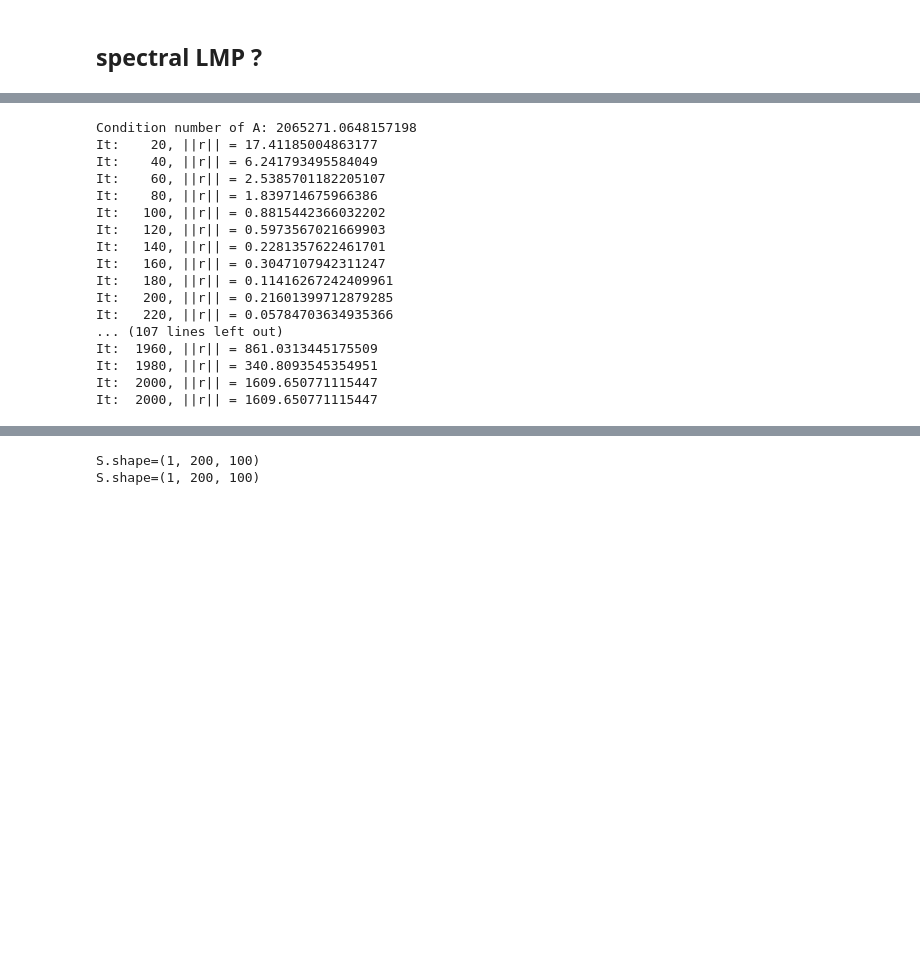
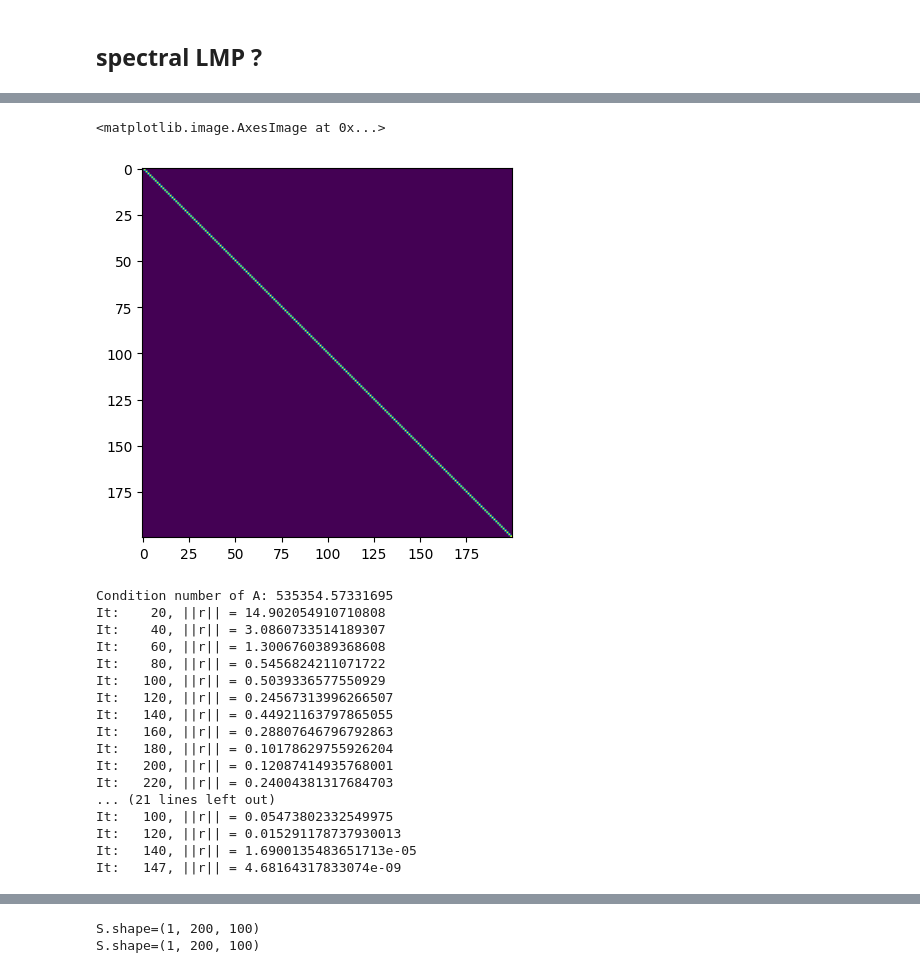
Before and after one commit to VTrappler/DA_PoC, a Jupyter notebook: DA_PoC/common/preconditioning.ipynb, the cells around one changed output, grey strips where cells are left out. Cells and saved outputs as stored; diff of their text form; code cells hidden in the pictures; blank space fills up the shorter version.

```diff
--- a/DA_PoC/common/preconditioning.ipynb
+++ b/DA_PoC/common/preconditioning.ipynb
@@ -117,3 +155,8 @@ Sr = Sr +  2*np.random.normal(size=Sr.shape)
+# %%
+plt.imshow(power_proj(Ur, Sr, -1) @power_proj(Ur, Sr, 1))
+# %% [output]
+<matplotlib.image.AxesImage at 0x...>
+[figure, added]
 # %%
 def sum_lmp_spectral(S, U, r):
     acc = np.zeros((n,n))
@@ -124,24 +167,25 @@ def sum_lmp_spectral(S, U, r):
 H_r = sum_lmp_spectral(Sr, Ur, r)
 x_cg_baseline = ls.solve_cg(A, b, maxiter=maxiter, verbose=True)[0]
 x_cg_lmp = ls.solve_cg(H_r @ A, H_r @ b, maxiter=maxiter, verbose=True)[0]
+x_cg_pwr = ls.solve_cg(inv @ A, inv @ b, maxiter=maxiter, verbose=True)[0]
 # %% [output]
-Condition number of A: 2065271.0648157198
-It:    20, ||r|| = 17.41185004863177
-It:    40, ||r|| = 6.241793495584049
-It:    60, ||r|| = 2.5385701182205107
-It:    80, ||r|| = 1.839714675966386
-It:   100, ||r|| = 0.8815442366032202
-It:   120, ||r|| = 0.5973567021669903
-It:   140, ||r|| = 0.2281357622461701
-It:   160, ||r|| = 0.3047107942311247
-It:   180, ||r|| = 0.11416267242409961
-It:   200, ||r|| = 0.21601399712879285
-It:   220, ||r|| = 0.05784703634935366
-... (107 lines left out)
-It:  1960, ||r|| = 861.0313445175509
-It:  1980, ||r|| = 340.8093545354951
-It:  2000, ||r|| = 1609.650771115447
-It:  2000, ||r|| = 1609.650771115447
+Condition number of A: 535354.57331695
+It:    20, ||r|| = 14.902054910710808
+It:    40, ||r|| = 3.0860733514189307
+It:    60, ||r|| = 1.3006760389368608
+It:    80, ||r|| = 0.5456824211071722
+It:   100, ||r|| = 0.5039336577550929
+It:   120, ||r|| = 0.24567313996266507
+It:   140, ||r|| = 0.44921163797865055
+It:   160, ||r|| = 0.28807646796792863
+It:   180, ||r|| = 0.10178629755926204
+It:   200, ||r|| = 0.12087414935768001
+It:   220, ||r|| = 0.24004381317684703
+... (21 lines left out)
+It:   100, ||r|| = 0.05473802332549975
+It:   120, ||r|| = 0.015291178737930013
+It:   140, ||r|| = 1.6900135483651713e-05
+It:   147, ||r|| = 4.68164317833074e-09
 # %%
 plt.figure(figsize=(12,8))
 plt.plot(x_cg_lmp, label='lmp')
```
Also changed, not shown: parts of 11 cells of this notebook.
